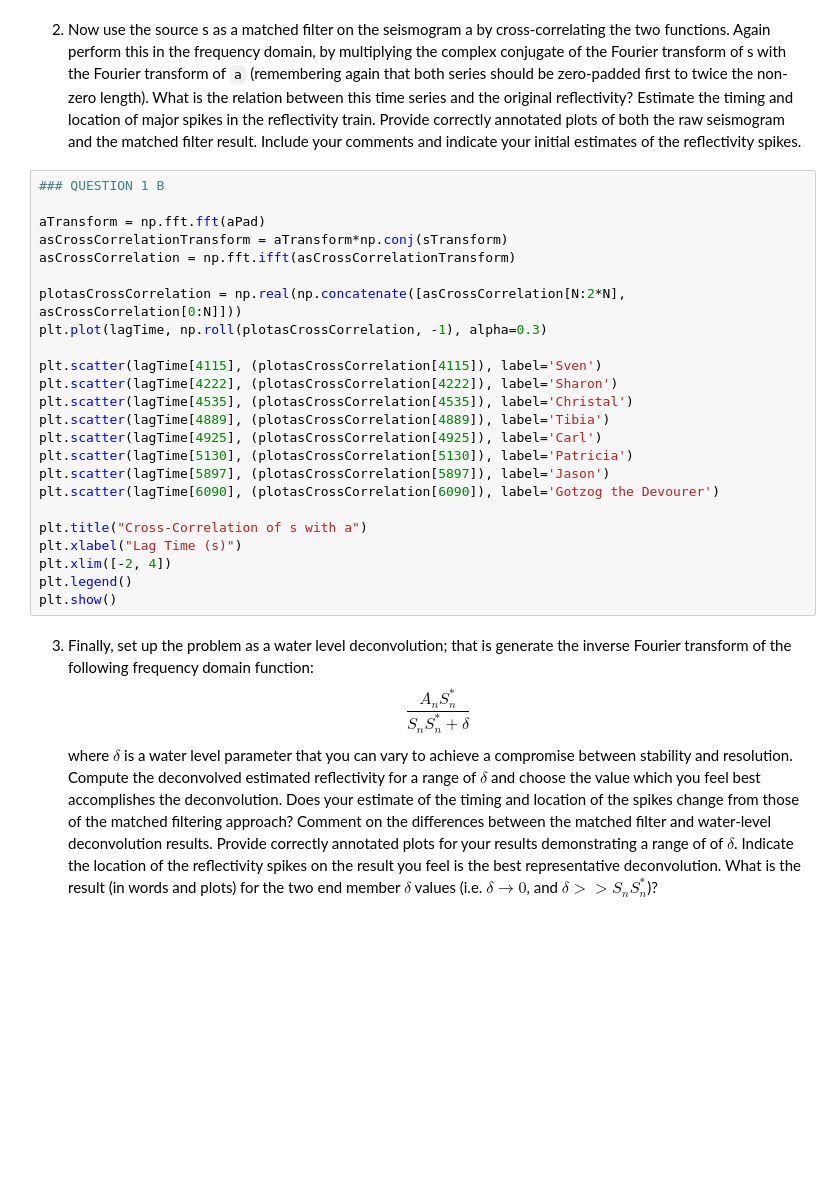
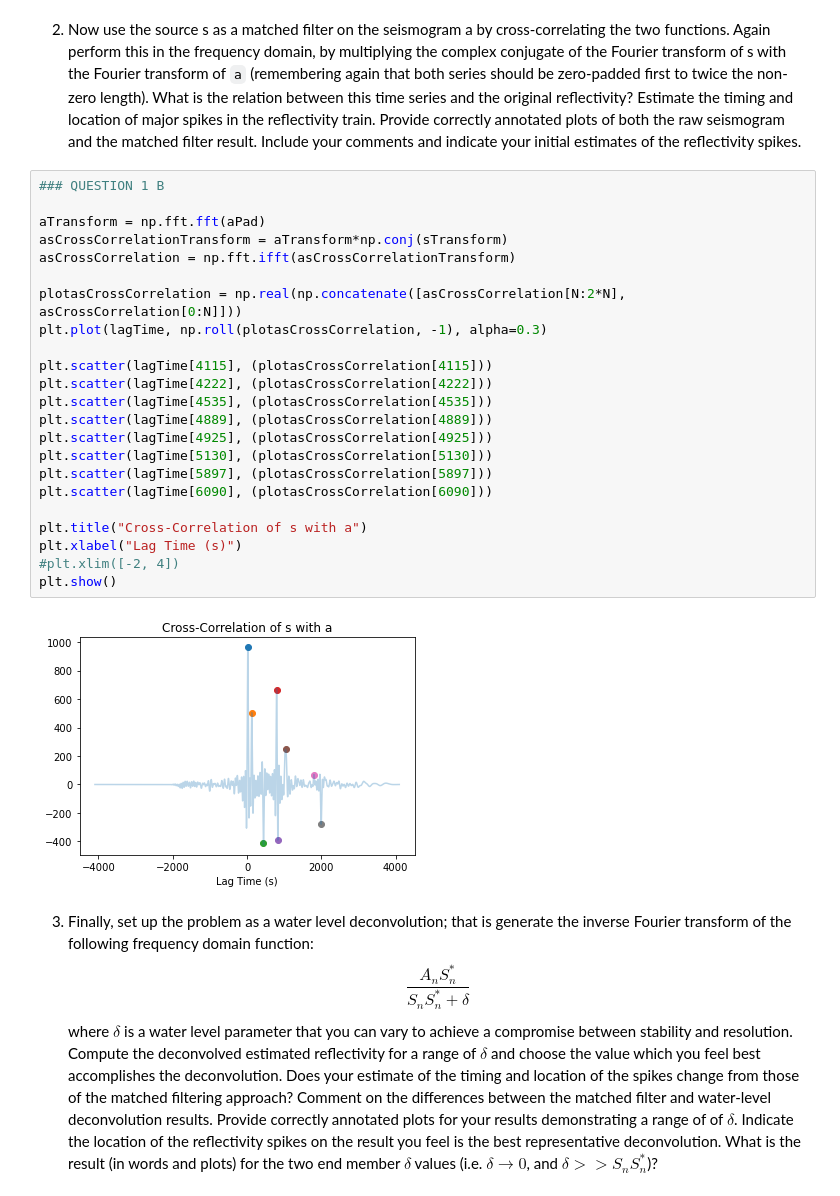
Before and after one commit to phaustin/EOSC354, a Jupyter notebook: Assignment9/Assignment9.ipynb, the cells around one changed output. Saved outputs shown, nothing was run; the diff lists cells and outputs as text; blank space fills up the shorter version.

```diff
--- a/Assignment9/Assignment9.ipynb
+++ b/Assignment9/Assignment9.ipynb
@@ -98,27 +98,28 @@ plt.show()
 # %%
 ### QUESTION 1 B
 
 aTransform = np.fft.fft(aPad)
 asCrossCorrelationTransform = aTransform*np.conj(sTransform)
 asCrossCorrelation = np.fft.ifft(asCrossCorrelationTransform)
 
 plotasCrossCorrelation = np.real(np.concatenate([asCrossCorrelation[N:2*N], asCrossCorrelation[0:N]]))
 plt.plot(lagTime, np.roll(plotasCrossCorrelation, -1), alpha=0.3)
 
-plt.scatter(lagTime[4115], (plotasCrossCorrelation[4115]), label='Sven')
-plt.scatter(lagTime[4222], (plotasCrossCorrelation[4222]), label='Sharon')
-plt.scatter(lagTime[4535], (plotasCrossCorrelation[4535]), label='Christal')
-plt.scatter(lagTime[4889], (plotasCrossCorrelation[4889]), label='Tibia')
-plt.scatter(lagTime[4925], (plotasCrossCorrelation[4925]), label='Carl')
-plt.scatter(lagTime[5130], (plotasCrossCorrelation[5130]), label='Patricia')
-plt.scatter(lagTime[5897], (plotasCrossCorrelation[5897]), label='Jason')
-plt.scatter(lagTime[6090], (plotasCrossCorrelation[6090]), label='Gotzog the Devourer')
+plt.scatter(lagTime[4115], (plotasCrossCorrelation[4115]))
+plt.scatter(lagTime[4222], (plotasCrossCorrelation[4222]))
+plt.scatter(lagTime[4535], (plotasCrossCorrelation[4535]))
+plt.scatter(lagTime[4889], (plotasCrossCorrelation[4889]))
+plt.scatter(lagTime[4925], (plotasCrossCorrelation[4925]))
+plt.scatter(lagTime[5130], (plotasCrossCorrelation[5130]))
+plt.scatter(lagTime[5897], (plotasCrossCorrelation[5897]))
+plt.scatter(lagTime[6090], (plotasCrossCorrelation[6090]))
 
 plt.title("Cross-Correlation of s with a")
 plt.xlabel("Lag Time (s)")
-plt.xlim([-2, 4])
-plt.legend()
+#plt.xlim([-2, 4])
 plt.show()
+# %% [output]
+[figure, added]
 # %% [markdown]
 <html>
 <ol start="3", style = "list-style-type:lower-alpha;">
```
Also changed, not shown: parts of 1 cell of this notebook, 2 other files.
